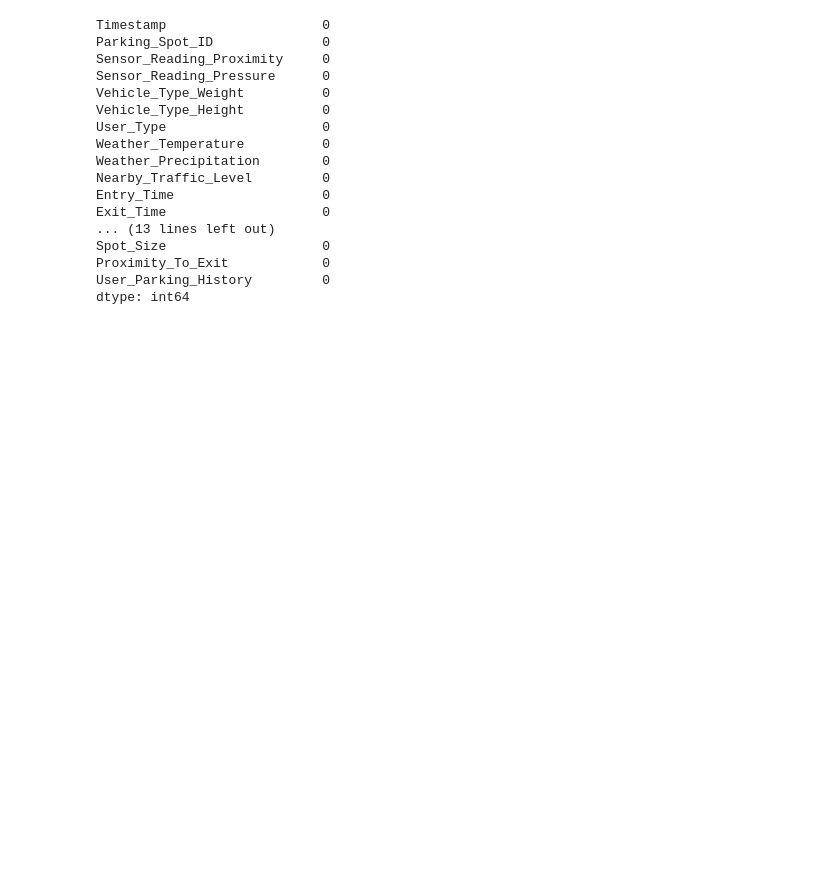
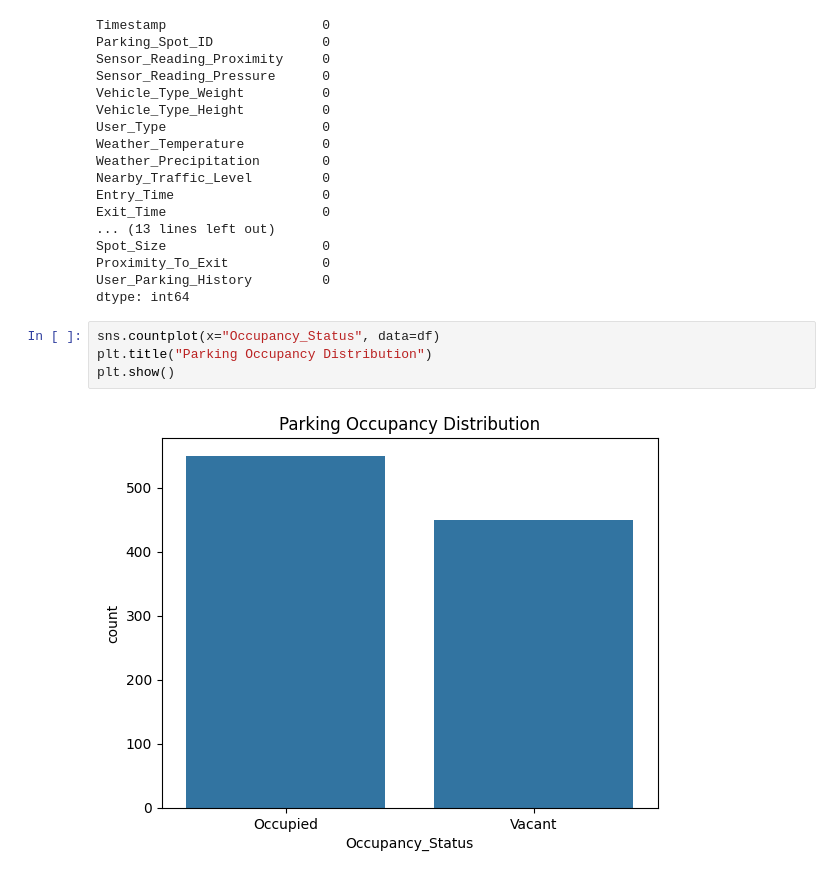
Before and after one commit to ramisar4240/Final_Year_Project, a Jupyter notebook: Parking_Availability_model_training.ipynb, the cells around one changed output. Saved outputs shown, nothing was run; the diff lists cells and outputs as text; blank space fills up the shorter version.

```diff
--- a/Parking_Availability_model_training.ipynb
+++ b/Parking_Availability_model_training.ipynb
@@ -68,3 +81,9 @@ Spot_Size                    0
 Proximity_To_Exit            0
 User_Parking_History         0
 dtype: int64
+# %%
+sns.countplot(x="Occupancy_Status", data=df)
+plt.title("Parking Occupancy Distribution")
+plt.show()
+# %% [output]
+[figure, added]
```
Also changed, not shown: parts of 9 cells of this notebook.
